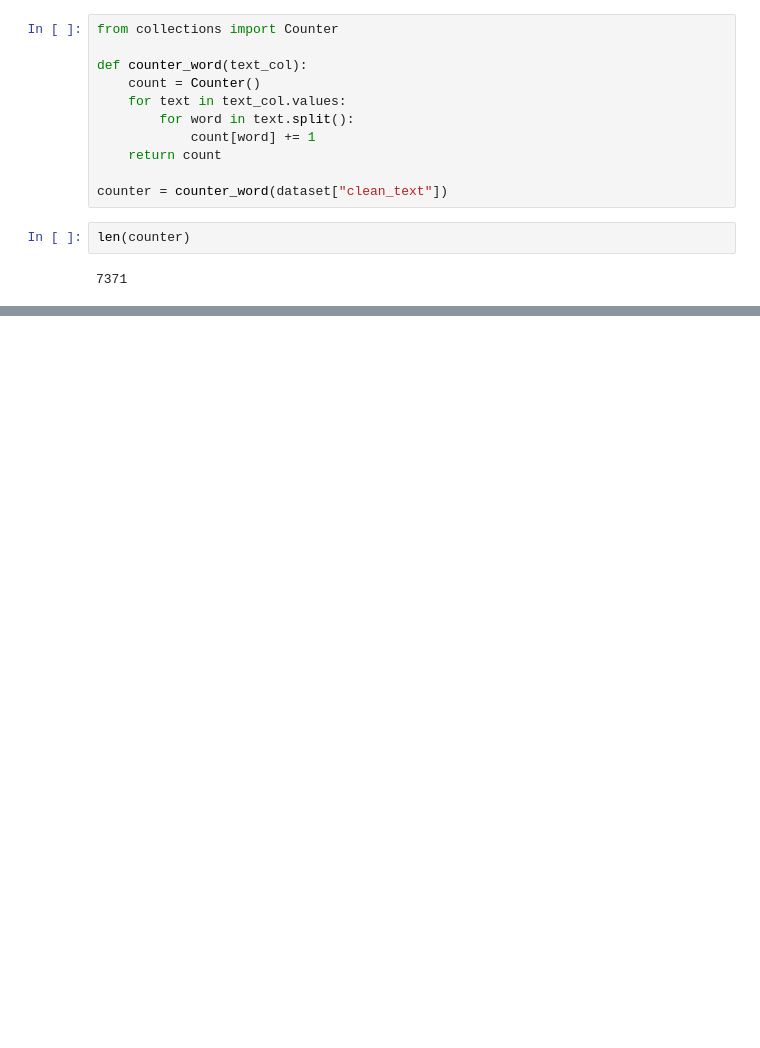
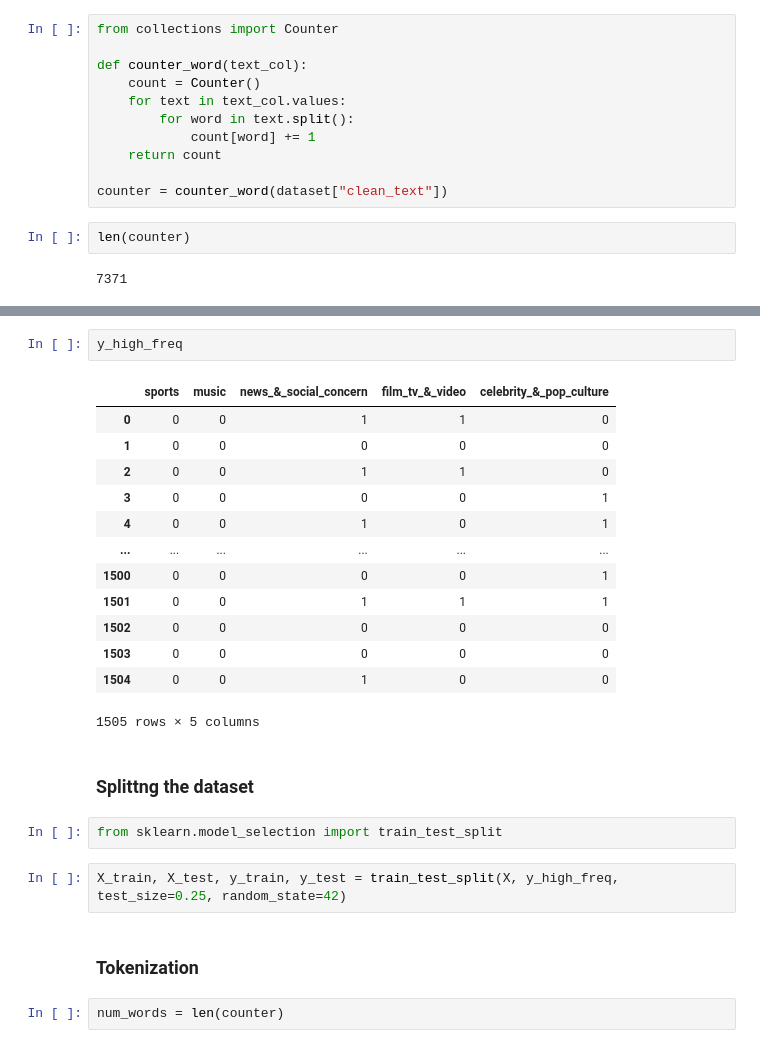
Before and after one commit to BrouthenKamel/Text-Classification, a Jupyter notebook: Text_Classification.ipynb, the cells around one changed output, grey strips where cells are left out. Saved outputs shown, nothing was run; the diff lists cells and outputs as text; blank space fills up the shorter version.

Commit message:
Tokenization and Simple model test

```diff
--- a/Text_Classification.ipynb
+++ b/Text_Classification.ipynb
@@ -318,0 +372,26 @@ counter.most_common(30)
+# %%
+y_high_freq
+# %% [output]
+|  | sports | music | news_&_social_concern | film_tv_&_video | celebrity_&_pop_culture |
+| 0 | 0 | 0 | 1 | 1 | 0 |
+| 1 | 0 | 0 | 0 | 0 | 0 |
+| 2 | 0 | 0 | 1 | 1 | 0 |
+| 3 | 0 | 0 | 0 | 0 | 1 |
+| 4 | 0 | 0 | 1 | 0 | 1 |
+| ... | ... | ... | ... | ... | ... |
+| 1500 | 0 | 0 | 0 | 0 | 1 |
+| 1501 | 0 | 0 | 1 | 1 | 1 |
+| 1502 | 0 | 0 | 0 | 0 | 0 |
+| 1503 | 0 | 0 | 0 | 0 | 0 |
+| 1504 | 0 | 0 | 1 | 0 | 0 |
+1505 rows × 5 columns
+# %% [markdown]
+### Splittng the dataset
+# %%
+from sklearn.model_selection import train_test_split
+# %%
+X_train, X_test, y_train, y_test = train_test_split(X, y_high_freq, test_size=0.25, random_state=42)
+# %% [markdown]
+### Tokenization
+# %%
+num_words = len(counter)
```
Also changed, not shown: parts of 49 cells of this notebook.
